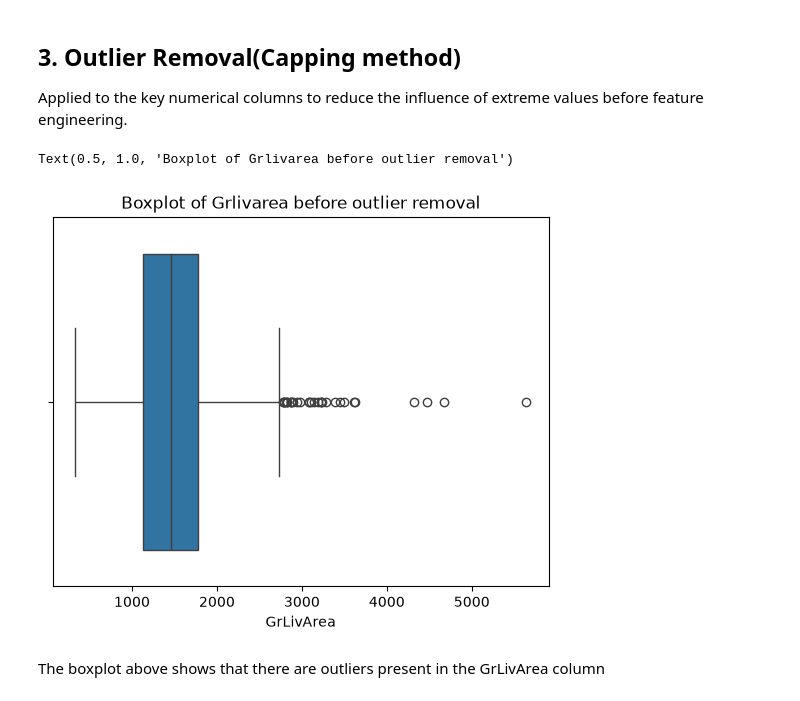
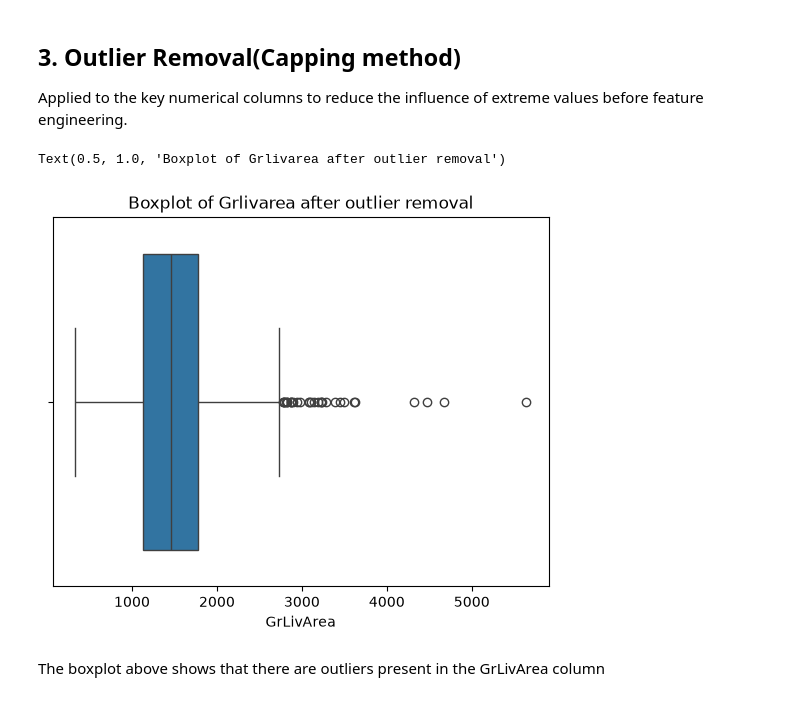
Before and after one commit to Alegbeleye-Ayomide/House-price-prediction, a Jupyter notebook: Notebook/house_price_prediction.ipynb, the cells around one changed output. Saved outputs shown, nothing was run; the diff lists cells and outputs as text; code cells hidden in the pictures.

```diff
--- a/Notebook/house_price_prediction.ipynb
+++ b/Notebook/house_price_prediction.ipynb
@@ -168,10 +168,10 @@ Applied to the key numerical columns to reduce the influence of extreme values
 before feature engineering.
 # %%
 sns.boxplot(x = home['GrLivArea'])
-plt.title('Boxplot of Grlivarea before outlier removal')
+plt.title('Boxplot of Grlivarea after outlier removal')
 # %% [output]
-Text(0.5, 1.0, 'Boxplot of Grlivarea before outlier removal')
+Text(0.5, 1.0, 'Boxplot of Grlivarea after outlier removal')
-[figure, old version]
+[figure, new version]
 # %% [markdown]
 The boxplot above shows that there are outliers present in the GrLivArea column
 # %% [markdown]
```
Also changed, not shown: 5 other files.
